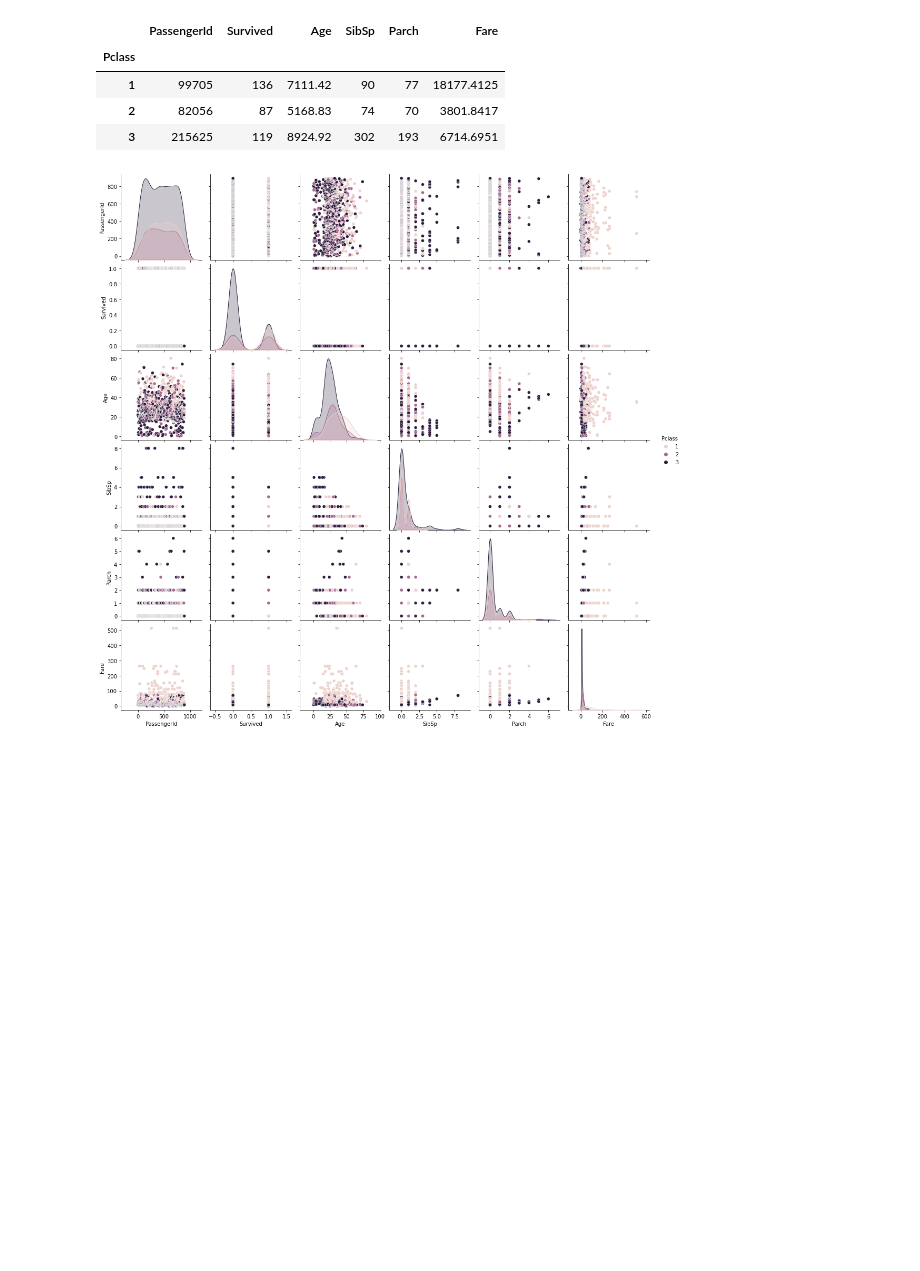
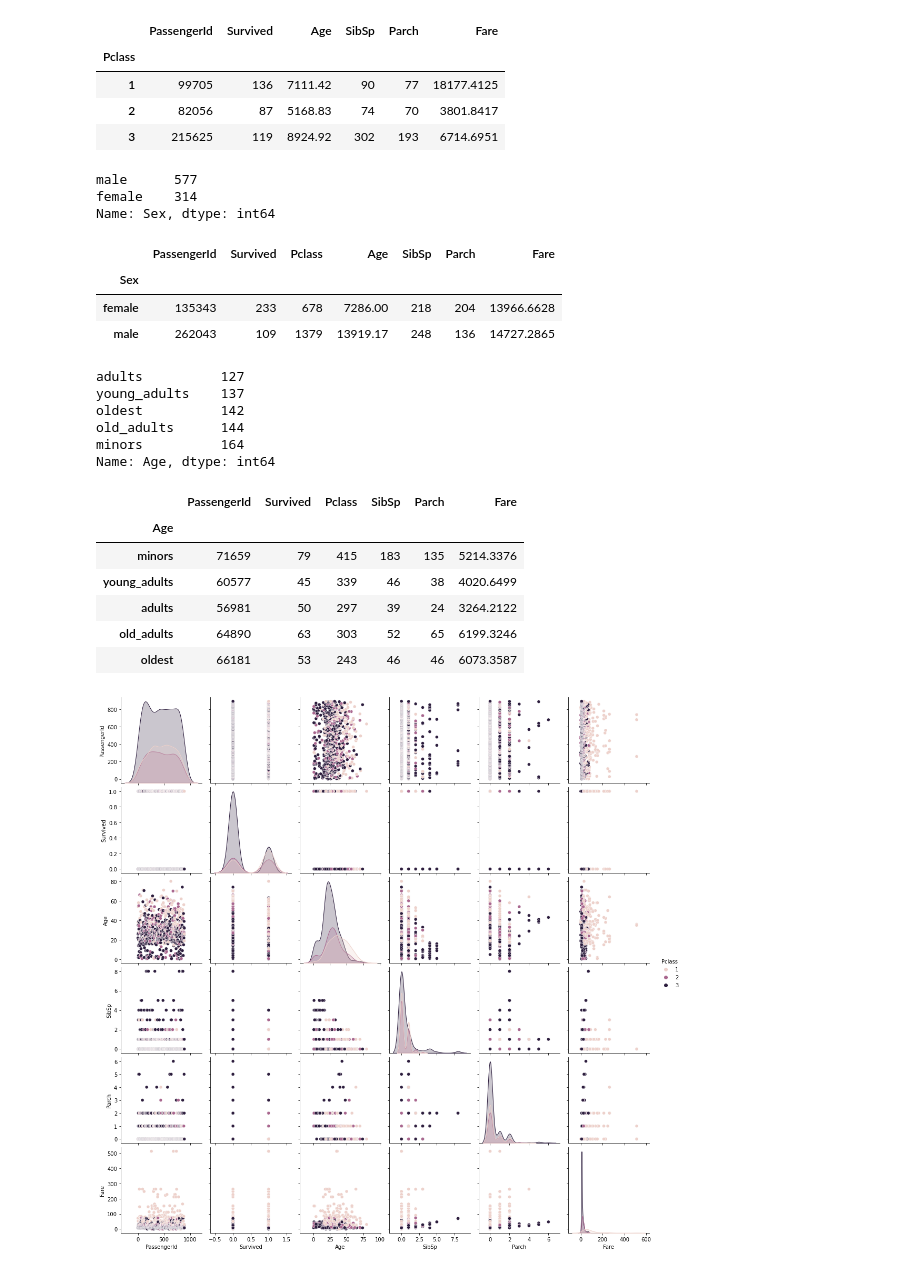
Before and after one commit to marc-soler/Ironhack_lab_work, a Jupyter notebook: Labs/Week 4/Titanic Lab/Titanic EDA.ipynb, the cells around one changed output. Saved outputs shown, nothing was run; the diff lists cells and outputs as text; code cells hidden in the pictures; blank space fills up the shorter version.

```diff
--- a/Labs/Week 4/Titanic Lab/Titanic EDA.ipynb
+++ b/Labs/Week 4/Titanic Lab/Titanic EDA.ipynb
@@ -76,6 +76,40 @@ titanic.groupby('Pclass').agg('sum')
 | 1 | 99705 | 136 | 7111.42 | 90 | 77 | 18177.4125 |
 | 2 | 82056 | 87 | 5168.83 | 74 | 70 | 3801.8417 |
 | 3 | 215625 | 119 | 8924.92 | 302 | 193 | 6714.6951 |
+# %%
+titanic['Sex'].value_counts()
+# %% [output]
+male      577
+female    314
+Name: Sex, dtype: int64
+# %%
+titanic.groupby('Sex').agg('sum')
+# %% [output]
+|  | PassengerId | Survived | Pclass | Age | SibSp | Parch | Fare |
+| Sex |  |  |  |  |  |  |  |
+| female | 135343 | 233 | 678 | 7286.00 | 218 | 204 | 13966.6628 |
+| male | 262043 | 109 | 1379 | 13919.17 | 248 | 136 | 14727.2865 |
+# %%
+titanic['Age']=pd.qcut(titanic['Age'], 5, labels=["minors", "young_adults", "adults", "old_adults", "oldest"])
+# %%
+titanic['Age'].value_counts().sort_values()
+# %% [output]
+adults          127
+young_adults    137
+oldest          142
+old_adults      144
+minors          164
+Name: Age, dtype: int64
+# %%
+titanic.groupby('Age').agg('sum')
+# %% [output]
+|  | PassengerId | Survived | Pclass | SibSp | Parch | Fare |
+| Age |  |  |  |  |  |  |
+| minors | 71659 | 79 | 415 | 183 | 135 | 5214.3376 |
+| young_adults | 60577 | 45 | 339 | 46 | 38 | 4020.6499 |
+| adults | 56981 | 50 | 297 | 39 | 24 | 3264.2122 |
+| old_adults | 64890 | 63 | 303 | 52 | 65 | 6199.3246 |
+| oldest | 66181 | 53 | 243 | 46 | 46 | 6073.3587 |
 # %%
 sns.pairplot(titanic, hue='Pclass');
 # %% [output]
```
Also changed, not shown: 1 other file.
